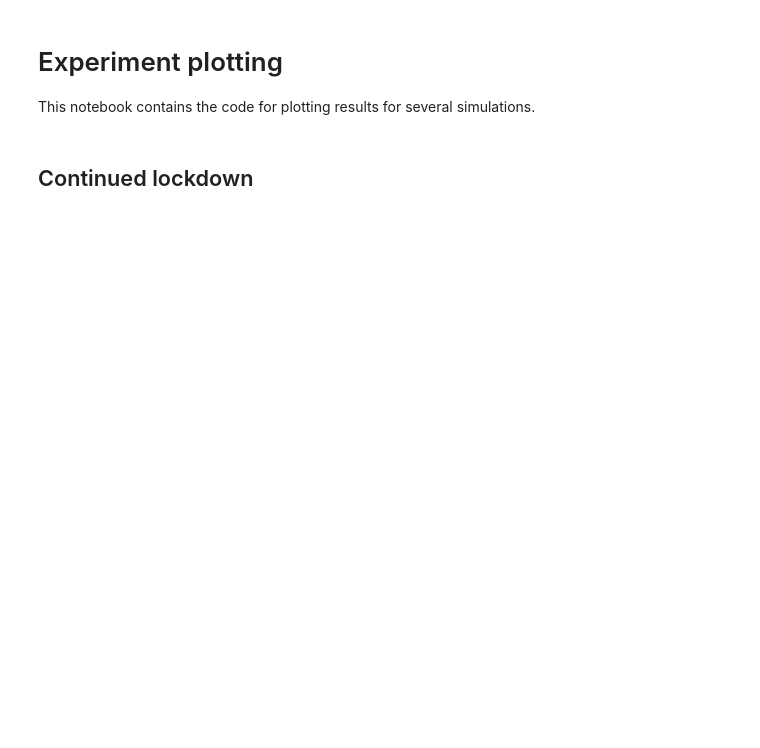
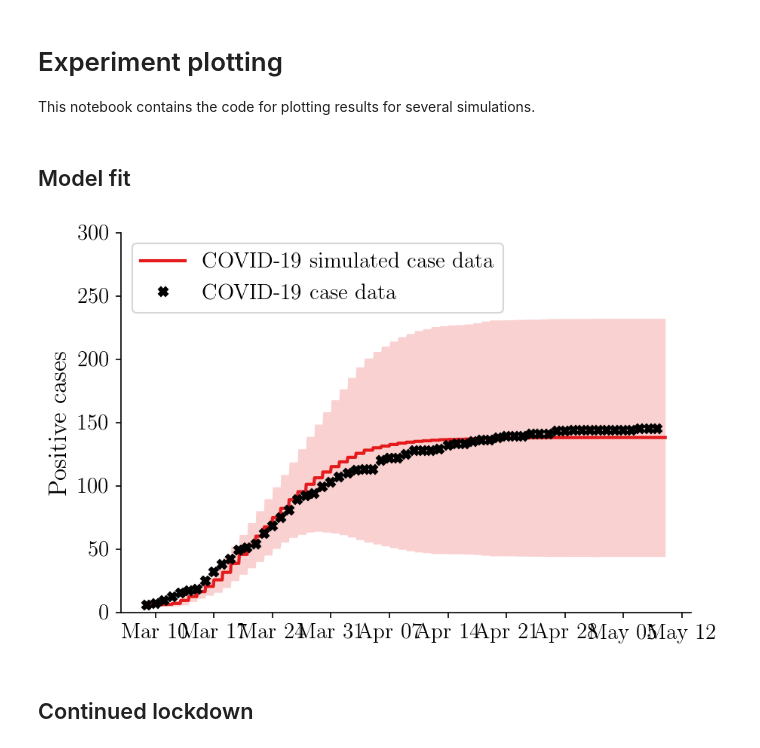
Before and after one commit to covid19-model/simulator, a Jupyter notebook: sim/sim-plot.ipynb, the cells around one changed output. Cells and saved outputs as stored; diff of their text form; code cells hidden in the pictures; blank space fills up the shorter version.

```diff
--- a/sim/sim-plot.ipynb
+++ b/sim/sim-plot.ipynb
@@ -14,3 +17,64 @@ from lib.calibrationSettings import calibration_lockdown_dates, calibration_star
+# %% [markdown]
+## Model fit
+# %%
+# Format: {`filename for plot` : `list of `Plot` objects`}
+country, area = 'CH', 'TI'
+ymax_modelfit = {
+    'CH' : {'TI' : 300}
+}
+
+plots = {
+    f'model-fit-{country}-{area}' : [
+        Plot(label='COVID-19 simulated case data',
+            path=(f'continued-lockdown-{country}-{area}/'
+                  f'continued-lockdown-{country}-{area}-extended_lockdown_weeks=100.pk')),
+    ],
+}
+
+for plot_filename, plots in plots.items():
+
+    # extract plot info
+    labels = get_properties(plots, 'label')
+    paths = get_properties(plots, 'path')
+
+    # load simulations
+    results = load_summary_list(paths)
+    sims = get_properties(results, 'metadata')
+    summaries = get_properties(results, 'summary')
+
+    # plots
+    plotter = Plotter()
+
+    start_date = calibration_start_dates[sims[0].country][sims[0].area]
+    start_date_lockdown = calibration_lockdown_dates[sims[0].country]['start']
+    end_date = calibration_lockdown_dates[sims[0].country]['end']
+
+    days_until_lockdown = (pd.to_datetime(start_date_lockdown) - pd.to_datetime(start_date)).days
+
+    mob_settings_paths = calibration_mob_paths[sims[0].country][sims[0].area][1]
+    with open(mob_settings_paths, 'rb') as fp:
+        mob_settings = pickle.load(fp)
+
+    area_cases = collect_data_from_df(country=country,
+         area=area,
+         datatype='new',
+         start_date_string=start_date,
+         end_date_string=end_date)
+
+    sim_cases = downsample_cases(area_cases, mob_settings)      # only downscaling due LK data for cities
+
+    plotter.plot_positives_vs_target(
+        summaries, labels,
+        sim_cases.sum(axis=1),
+        title='Calibration period',
+        filename=plot_filename + '-modelfit',
+        figsize=(6, 4),
+        start_date=start_date,
+        errorevery=1, acc=1000,
+        ymax=ymax_modelfit[sims[0].country][sims[0].area]
+    )
+# %% [output]
+[figure, added]
 # %% [markdown]
 ## Continued lockdown
 # %%
```
Also changed, not shown: parts of 5 cells of this notebook, 1 other file.
